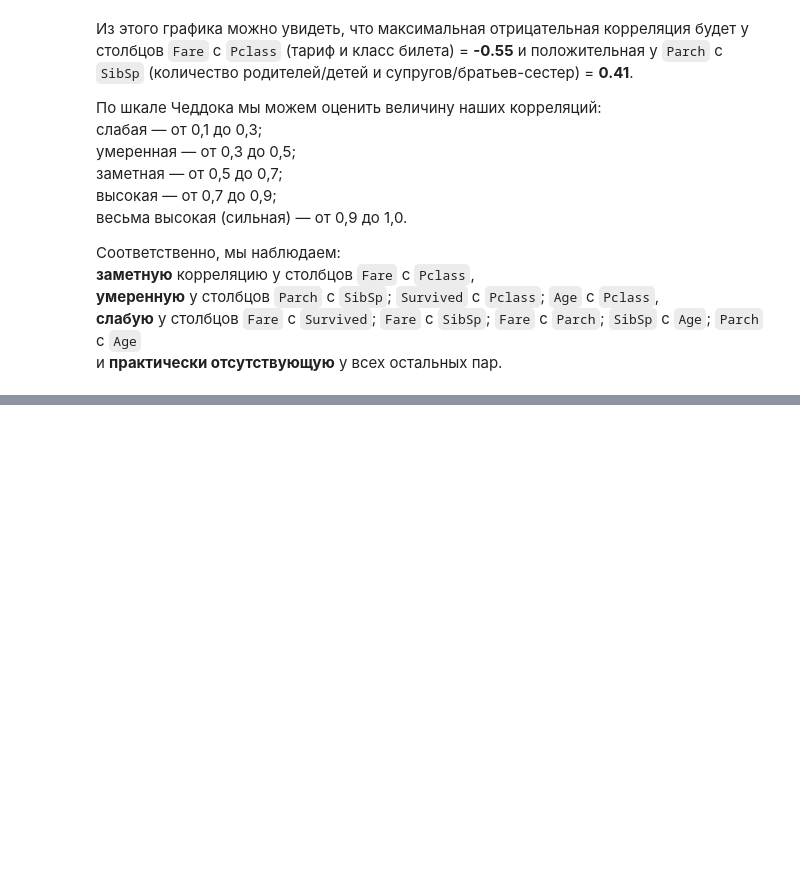
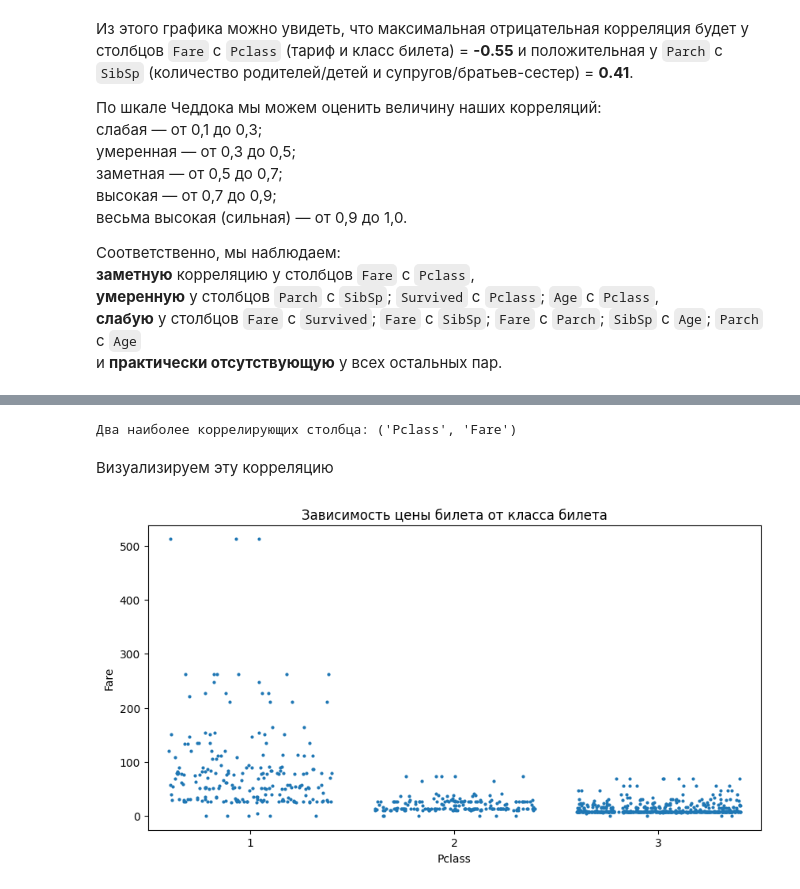
Before and after one commit to VenerinnaWolf/learning-airflow, a Jupyter notebook: python_tasks/combined/combined.ipynb, the cells around one changed output, grey strips where cells are left out. Cells and saved outputs as stored; diff of their text form; code cells hidden in the pictures; blank space fills up the shorter version.

Commit message:
Added correlation graphs

```diff
--- a/python_tasks/combined/combined.ipynb
+++ b/python_tasks/combined/combined.ipynb
@@ -370,0 +401,25 @@ plt.show()
+# %%
+# Создаем маску, исключающую диагональные элементы
+mask = ~np.eye(len(corr_mat), dtype=bool)
+
+# Преобразуем датафрейм в Series с мультииндексами (строка, столбец)
+stacked = corr_mat.where(mask).stack()
+
+# Находим индекс элемента с максимальным значением
+max_idx = stacked.abs().idxmax()
+print("Два наиболее коррелирующих столбца:", max_idx)
+# %% [output]
+Два наиболее коррелирующих столбца: ('Pclass', 'Fare')
+# %% [markdown]
+Визуализируем эту корреляцию
+# %%
+fig, ax = plt.subplots(figsize=(10,5))
+# plt.scatter(df_copy[max_idx[0]], df_copy[max_idx[1]])  # тут все одинаковые точки слепятся в одну
+sns.stripplot(x=df_copy[max_idx[0]], y=df_copy[max_idx[1]], jitter=0.4, size=3, ax=ax)
+# sns.stripplot(data=df_copy, x=max_idx[0], y=max_idx[1], jitter=0.4, size=3, ax=ax)  # так тоже можно
+plt.xlabel(max_idx[0])
+plt.ylabel(max_idx[1])
+plt.title(f'Зависимость цены билета от класса билета')
+plt.show()
+# %% [output]
+[figure, added]
```
Also changed, not shown: parts of 6 cells of this notebook.
